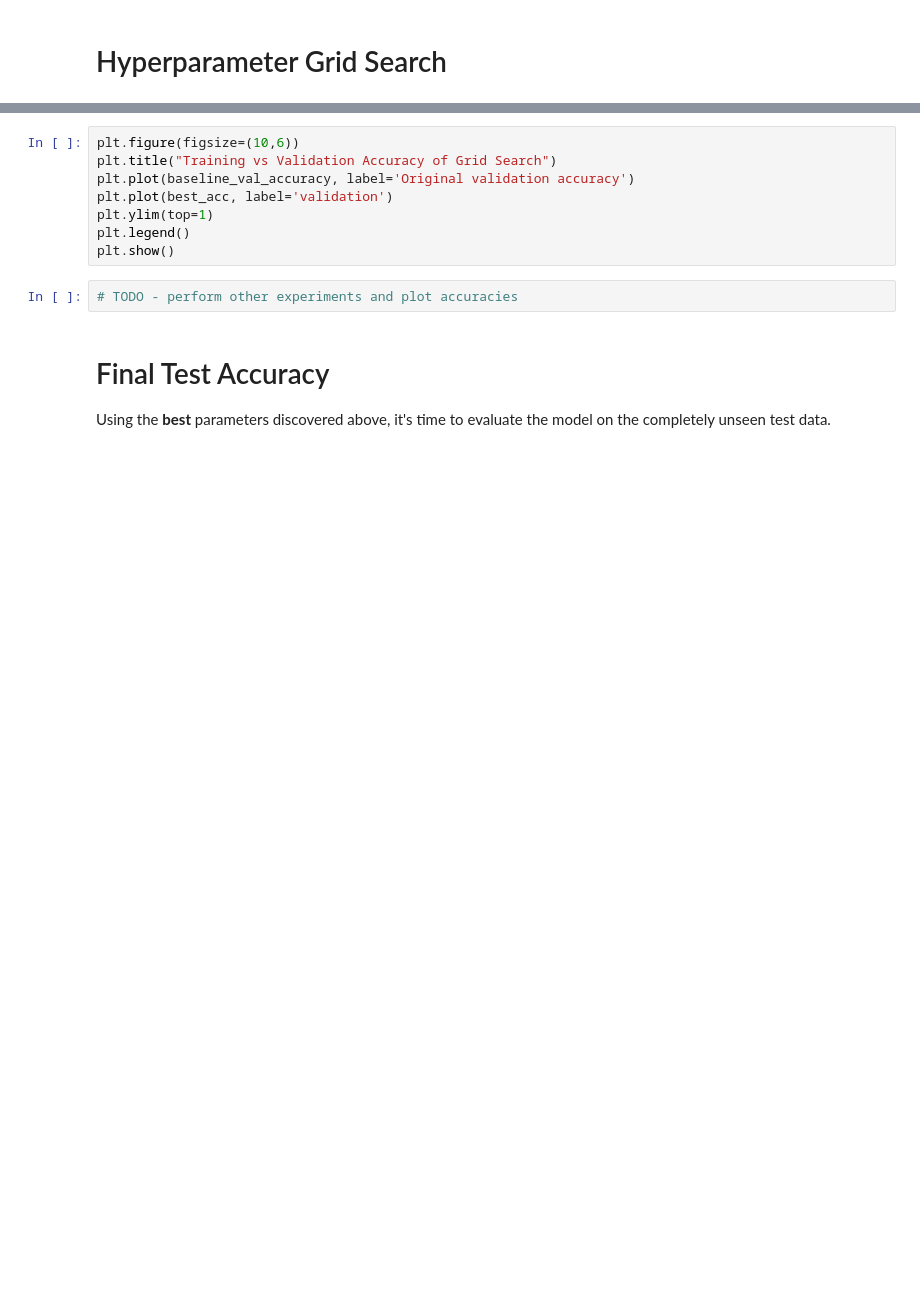
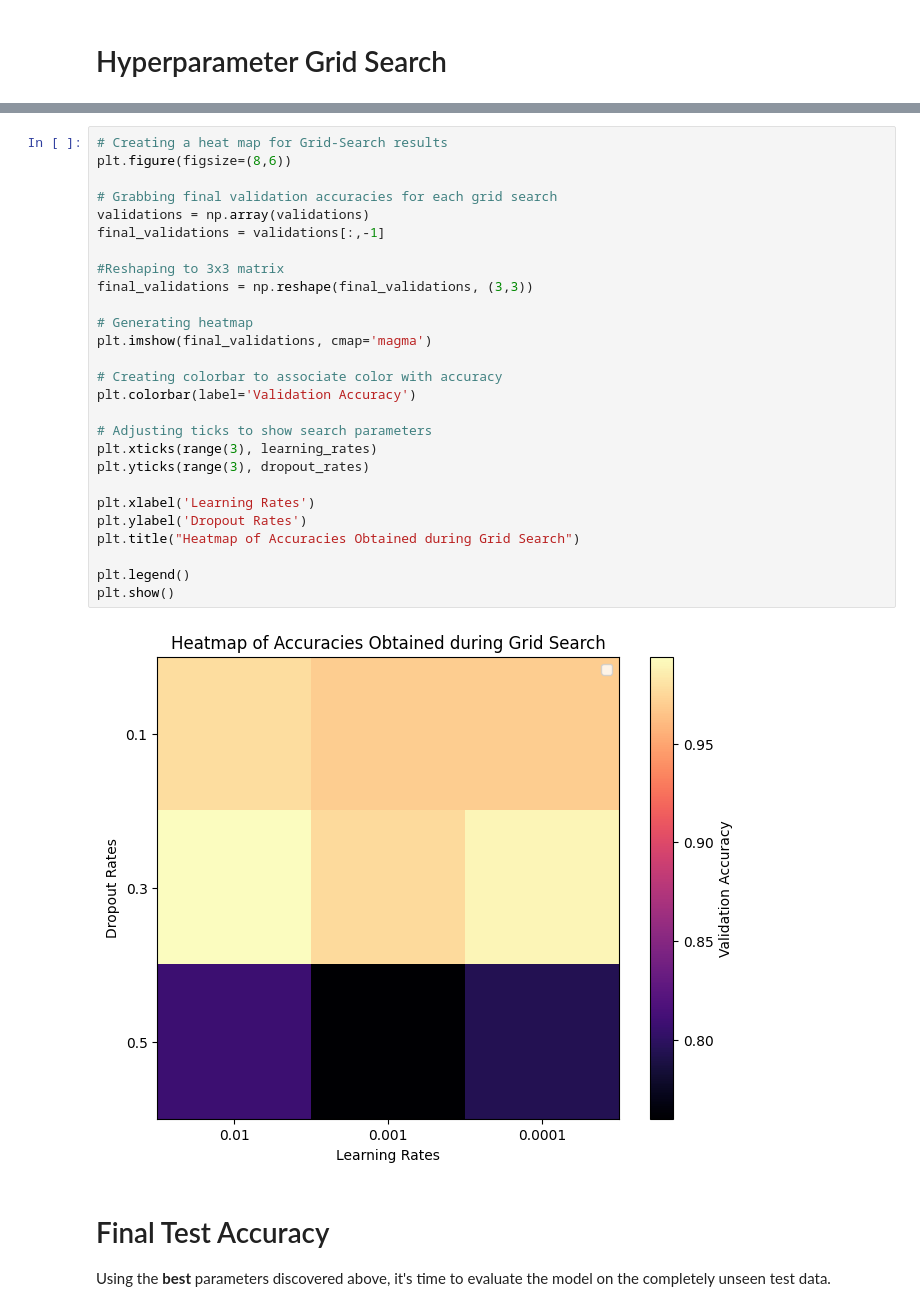
Before and after one commit to zachroyer/Music-Symbol-Classification, a Jupyter notebook: HW7.ipynb, the cells around one changed output, grey strips where cells are left out. Saved outputs shown, nothing was run; the diff lists cells and outputs as text; blank space fills up the shorter version.

```diff
--- a/HW7.ipynb
+++ b/HW7.ipynb
@@ -514,13 +588,32 @@ Epoch 5/5, Loss: 1.1101
-# %%
-plt.figure(figsize=(10,6))
-plt.title("Training vs Validation Accuracy of Grid Search")
-plt.plot(baseline_val_accuracy, label='Original validation accuracy')
-plt.plot(best_acc, label='validation')
-plt.ylim(top=1)
-plt.legend()
-plt.show()
-# %%
-# TODO - perform other experiments and plot accuracies
+# %%
+# Creating a heat map for Grid-Search results
+plt.figure(figsize=(8,6))
+
+# Grabbing final validation accuracies for each grid search
+validations = np.array(validations)
+final_validations = validations[:,-1]
+
+#Reshaping to 3x3 matrix
+final_validations = np.reshape(final_validations, (3,3))
+
+# Generating heatmap
+plt.imshow(final_validations, cmap='magma')
+
+# Creating colorbar to associate color with accuracy
+plt.colorbar(label='Validation Accuracy')
+
+# Adjusting ticks to show search parameters
+plt.xticks(range(3), learning_rates)
+plt.yticks(range(3), dropout_rates)
+
+plt.xlabel('Learning Rates')
+plt.ylabel('Dropout Rates')
+plt.title("Heatmap of Accuracies Obtained during Grid Search")
+
+plt.legend()
+plt.show()
+# %% [output]
+[figure, added]
 # %% [markdown]
 # Final Test Accuracy
 Using the **best** parameters discovered above, it's time to evaluate the model on the completely unseen test data.
```
Also changed, not shown: parts of 27 cells of this notebook.
